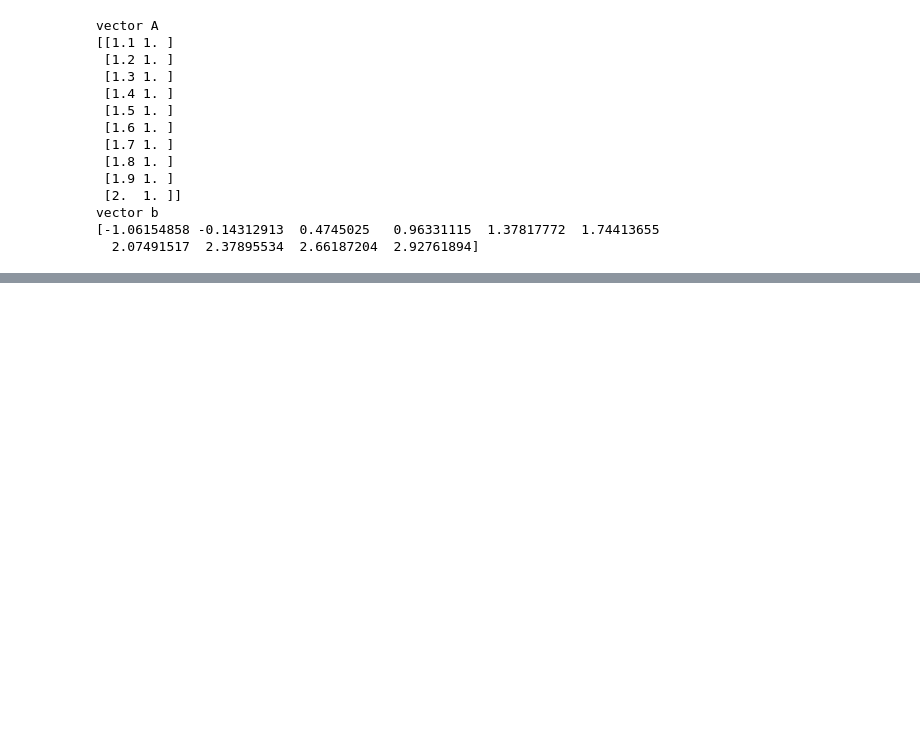
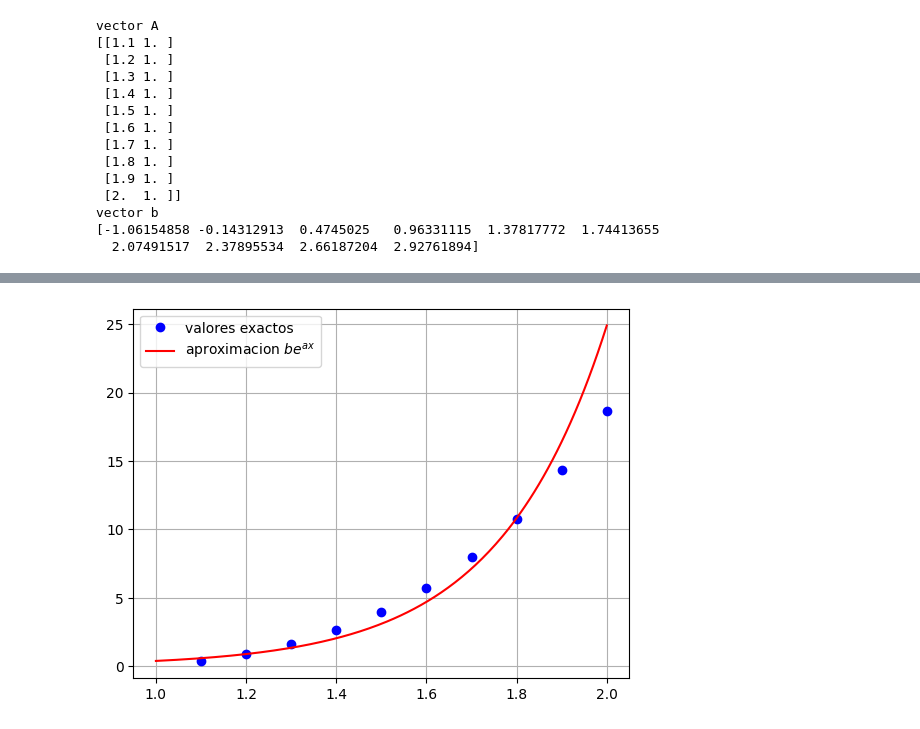
Before and after one commit to K3nnyZY/computer-solutions, a Jupyter notebook: zfinal.ipynb, the cells around one changed output, grey strips where cells are left out. Drawn from its saved outputs; the diff is of its cells as text; code cells hidden in the pictures; blank space fills up the shorter version.

```diff
--- a/zfinal.ipynb
+++ b/zfinal.ipynb
@@ -206,0 +208,10 @@ Error en t = 1.97: 4.701070659334931
+# %%
+plt.plot(t_values, y_exact_values, 'bo', label = "valores exactos")
+t_points = np.linspace(1,2,200)
+y = [y_approx(t) for t in t_points]
+plt.plot(t, y, color='r', label = "aproximacion $be^{ax}$",)
+plt.grid(True)
+plt.legend()
+plt.show()
+# %% [output]
+[figure, added]
```
Also changed, not shown: parts of 4 cells of this notebook.
